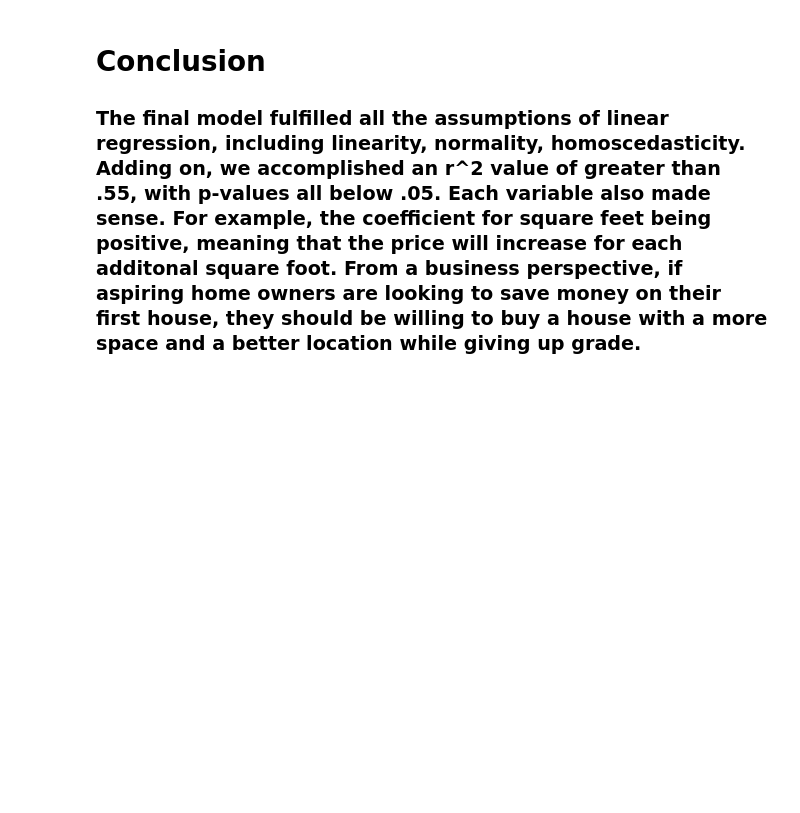
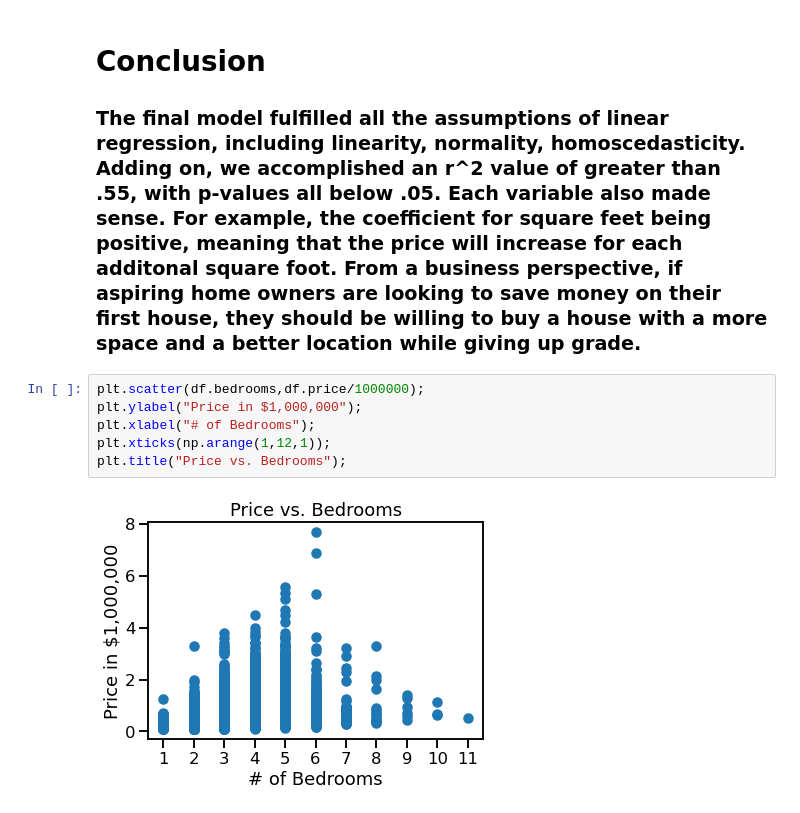
Before and after one commit to mzimmer52/Module-2, a Jupyter notebook: Final Version.ipynb, the cells around one changed output. Drawn from its saved outputs; the diff is of its cells as text; blank space fills up the shorter version.

```diff
--- a/Final Version.ipynb
+++ b/Final Version.ipynb
@@ -1017,3 +1017,11 @@ progress[(progress.cc>.5) & (progress.cc<1)]
 # %% [markdown]
 # Conclusion
 ### The final model fulfilled all the assumptions of linear regression, including linearity, normality, homoscedasticity. Adding on, we accomplished an r^2 value of greater than .55, with p-values all below .05. Each variable also made sense. For example, the coefficient for square feet being positive, meaning that the price will increase for each additonal square foot.  From a business perspective, if aspiring home owners are looking to save money on their first house, they should be willing to buy a house with a more space and a better location while giving up grade.
+# %%
+plt.scatter(df.bedrooms,df.price/1000000);
+plt.ylabel("Price in $1,000,000");
+plt.xlabel("# of Bedrooms");
+plt.xticks(np.arange(1,12,1));
+plt.title("Price vs. Bedrooms");
+# %% [output]
+[figure, added]
```
Also changed, not shown: parts of 2 cells of this notebook, 8 other files.
